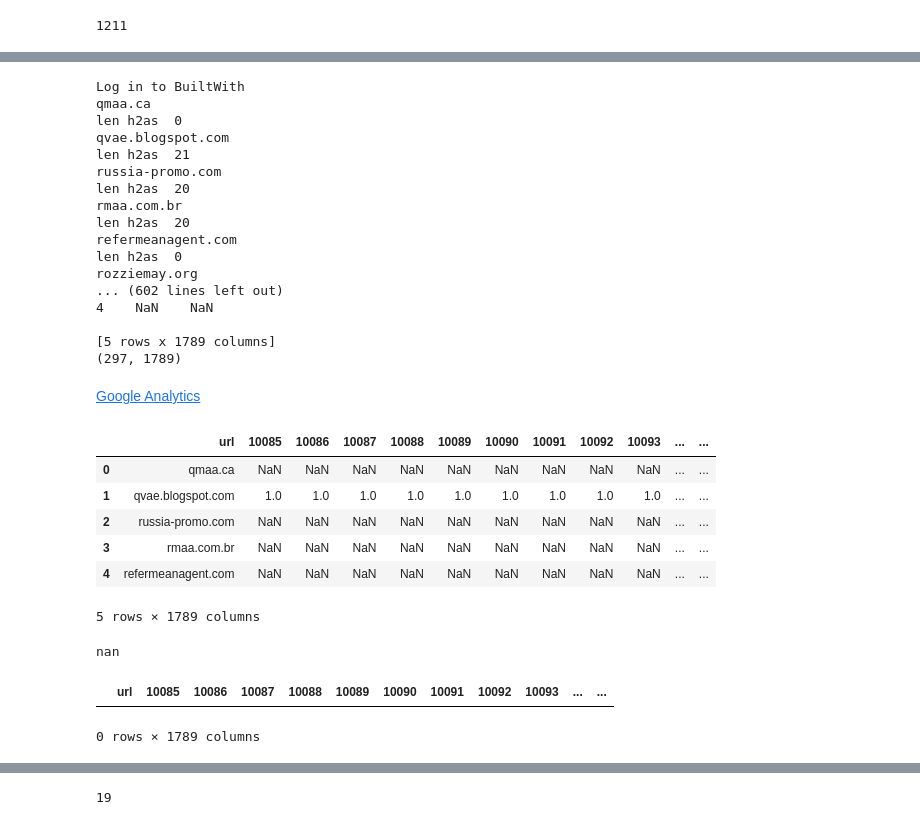
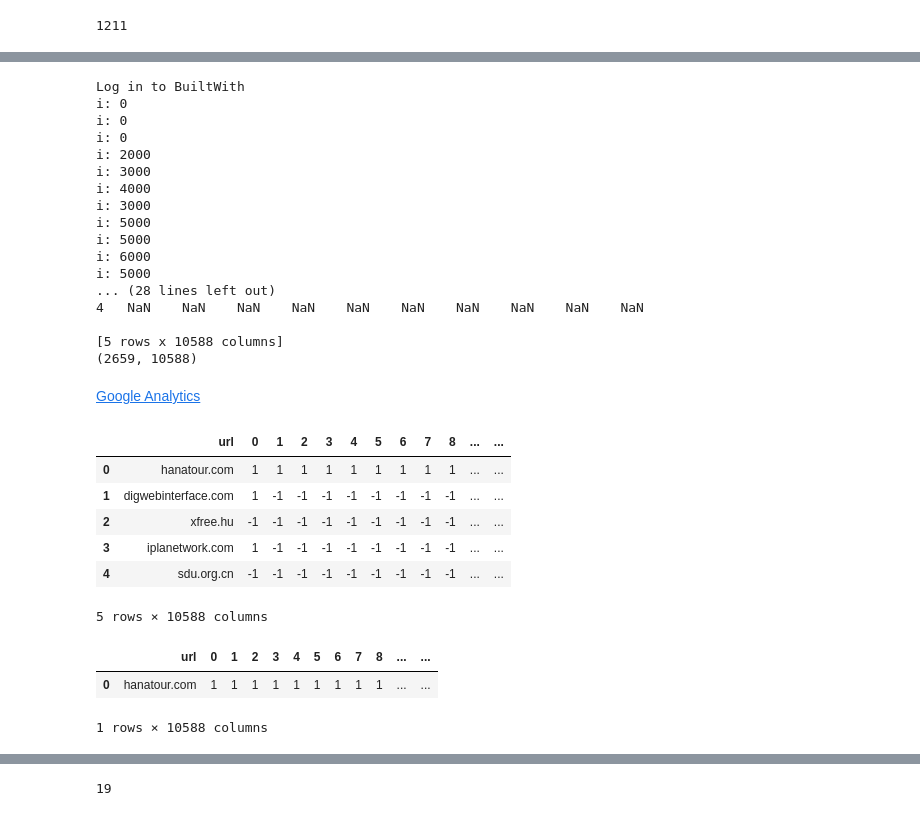
Before and after one commit to invegat/personal_project_week_5, a Jupyter notebook: site_jobs.ipynb, the cells around one changed output, grey strips where cells are left out. Cells and saved outputs as stored; diff of their text form; code cells hidden in the pictures.

```diff
--- a/site_jobs.ipynb
+++ b/site_jobs.ipynb
@@ -94,7 +97,10 @@ SyntaxError: invalid syntax (<ipython-input-130-b8dfbc759a5d>, line 25)
 # %%
 technology = technologies_class()
 # %%
-
+f = io.open('urls.csv', 'r')
+urls_ = f.read()
+f.close()
+urls = urls_.split(',')
 with_tech_url = 'https://pro.builtwith.com/'
 # with_tech_url = 'https://www.wappalyzer.com/'
 driver = webdriver.chrome.webdriver.WebDriver('/usr/local/bin/chromedriver')
@@ -123,7 +129,7 @@ for url in urls:
 #     if url in ['more info','collapse', 'Privacy Policy', 'Terms of Use' ]:
 #         continue
   if url.find('.') > 0:
-    print(url)
+    # print(url)
     #elem = driver.find_element_by_css_selector('input[placeholder="Website, Tech, Keyword"]')
     elem = driver.find_element_by_css_selector("input[name='q']")
     elem.clear()
@@ -143,17 +149,21 @@ for url in urls:
             pass
         else:
             h2as.append(h2a)
-    print(f"len h2as  {len(h2as)}")
+    #print(f"len h2as  {len(h2as)}")
     row = {'url': url}
     for h2a in h2as:
         i = technology.add(h2a)
+        if (i % 1000) == 0:
+          print(f"i: {i}")
+        # assert i < 10, "for debugging"
         row[i] = 1
     rows.append(row)
-    # break
+#     if i > 10:
+#         break
 df = pd.DataFrame(rows)
 print(df.head())
 print(df.shape)
-df.to_pickle('sites.1.pkl')
+df.to_pickle('sites.2.pkl')
 technology.store()
 try:
   driver.close()
@@ -161,44 +171,41 @@ except WebDriverException:
   print('driver.close failed')
 # %% [output]
 Log in to BuiltWith
-qmaa.ca
-len h2as  0
-qvae.blogspot.com
-len h2as  21
-russia-promo.com
-len h2as  20
-rmaa.com.br
-len h2as  20
-refermeanagent.com
-len h2as  0
-rozziemay.org
-... (602 lines left out)
-4    NaN    NaN
+i: 0
+i: 0
+i: 0
+i: 2000
+i: 3000
+i: 4000
+i: 3000
+i: 5000
+i: 5000
+i: 6000
+i: 5000
+... (28 lines left out)
+4   NaN    NaN    NaN    NaN    NaN    NaN    NaN    NaN    NaN    NaN
 
-[5 rows x 1789 columns]
-(297, 1789)
+[5 rows x 10588 columns]
+(2659, 10588)
 # %% [markdown]
 <a class="text-dark" href="https://trends.builtwith.com/analytics/Google-Analytics">Google Analytics</a>
 # %%
-df = pd.read_pickle('sites.1.pkl')
+df = pd.read_pickle('sites.pkl')
 df.head()
 # %% [output]
-|  | url | 10085 | 10086 | 10087 | 10088 | 10089 | 10090 | 10091 | 10092 | 10093 | ... | ... |
-| 0 | qmaa.ca | NaN | NaN | NaN | NaN | NaN | NaN | NaN | NaN | NaN | ... | ... |
-| 1 | qvae.blogspot.com | 1.0 | 1.0 | 1.0 | 1.0 | 1.0 | 1.0 | 1.0 | 1.0 | 1.0 | ... | ... |
-| 2 | russia-promo.com | NaN | NaN | NaN | NaN | NaN | NaN | NaN | NaN | NaN | ... | ... |
-| 3 | rmaa.com.br | NaN | NaN | NaN | NaN | NaN | NaN | NaN | NaN | NaN | ... | ... |
-| 4 | refermeanagent.com | NaN | NaN | NaN | NaN | NaN | NaN | NaN | NaN | NaN | ... | ... |
+|  | url | 0 | 1 | 2 | 3 | 4 | 5 | 6 | 7 | 8 | ... | ... |
+| 0 | hanatour.com | 1 | 1 | 1 | 1 | 1 | 1 | 1 | 1 | 1 | ... | ... |
+| 1 | digwebinterface.com | 1 | -1 | -1 | -1 | -1 | -1 | -1 | -1 | -1 | ... | ... |
+| 2 | xfree.hu | -1 | -1 | -1 | -1 | -1 | -1 | -1 | -1 | -1 | ... | ... |
+| 3 | iplanetwork.com | 1 | -1 | -1 | -1 | -1 | -1 | -1 | -1 | -1 | ... | ... |
+| 4 | sdu.org.cn | -1 | -1 | -1 | -1 | -1 | -1 | -1 | -1 | -1 | ... | ... |
-5 rows × 1789 columns
+5 rows × 10588 columns
-# %%
-df[11871][1]
-# %% [output]
-nan
 # %%
 df[df.url == 'hanatour.com']
 # %% [output]
-|  | url | 10085 | 10086 | 10087 | 10088 | 10089 | 10090 | 10091 | 10092 | 10093 | ... | ... |
+|  | url | 0 | 1 | 2 | 3 | 4 | 5 | 6 | 7 | 8 | ... | ... |
+| 0 | hanatour.com | 1 | 1 | 1 | 1 | 1 | 1 | 1 | 1 | 1 | ... | ... |
-0 rows × 1789 columns
+1 rows × 10588 columns
 # %%
 import numpy as np
 f = open(tfn, 'r')
```
Also changed, not shown: parts of 19 cells of this notebook.
